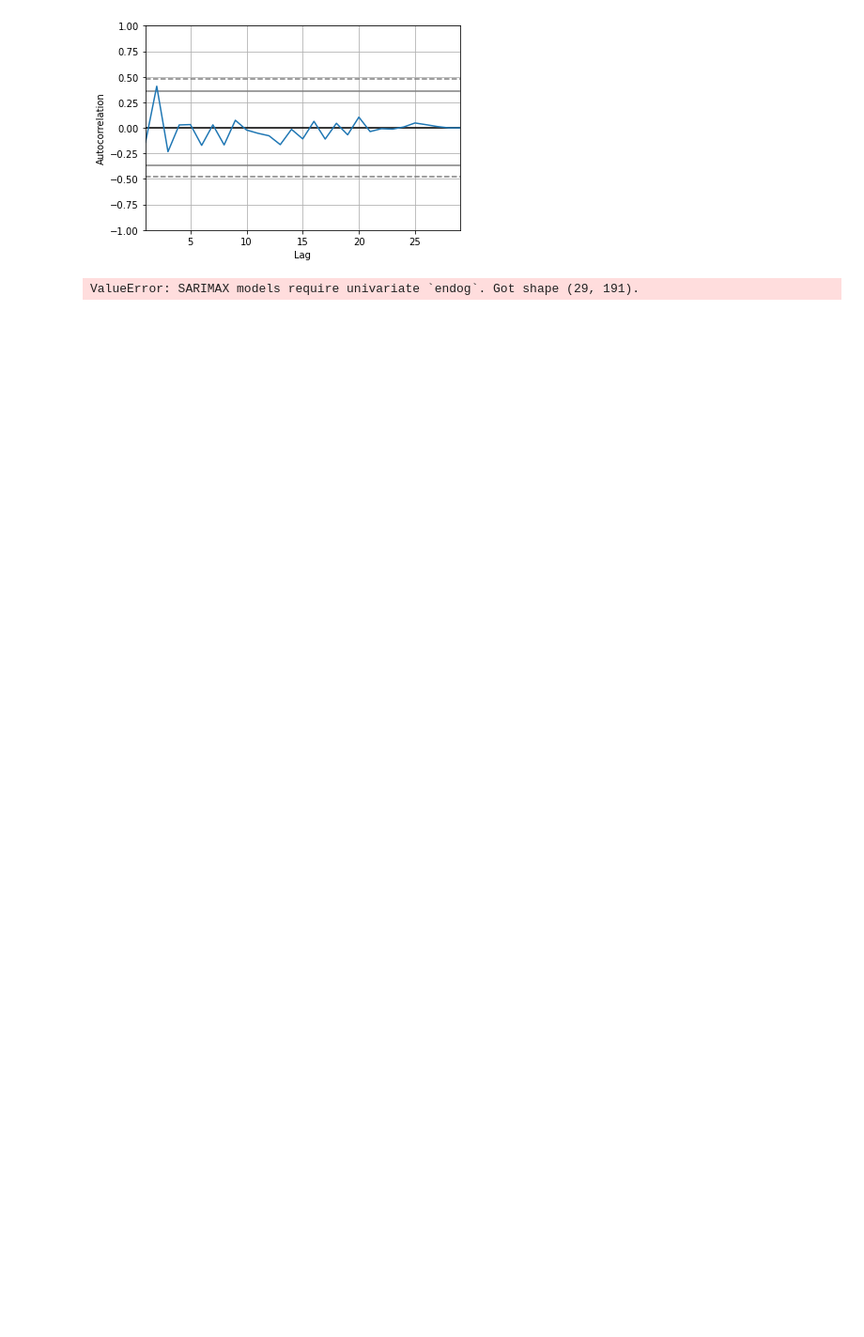
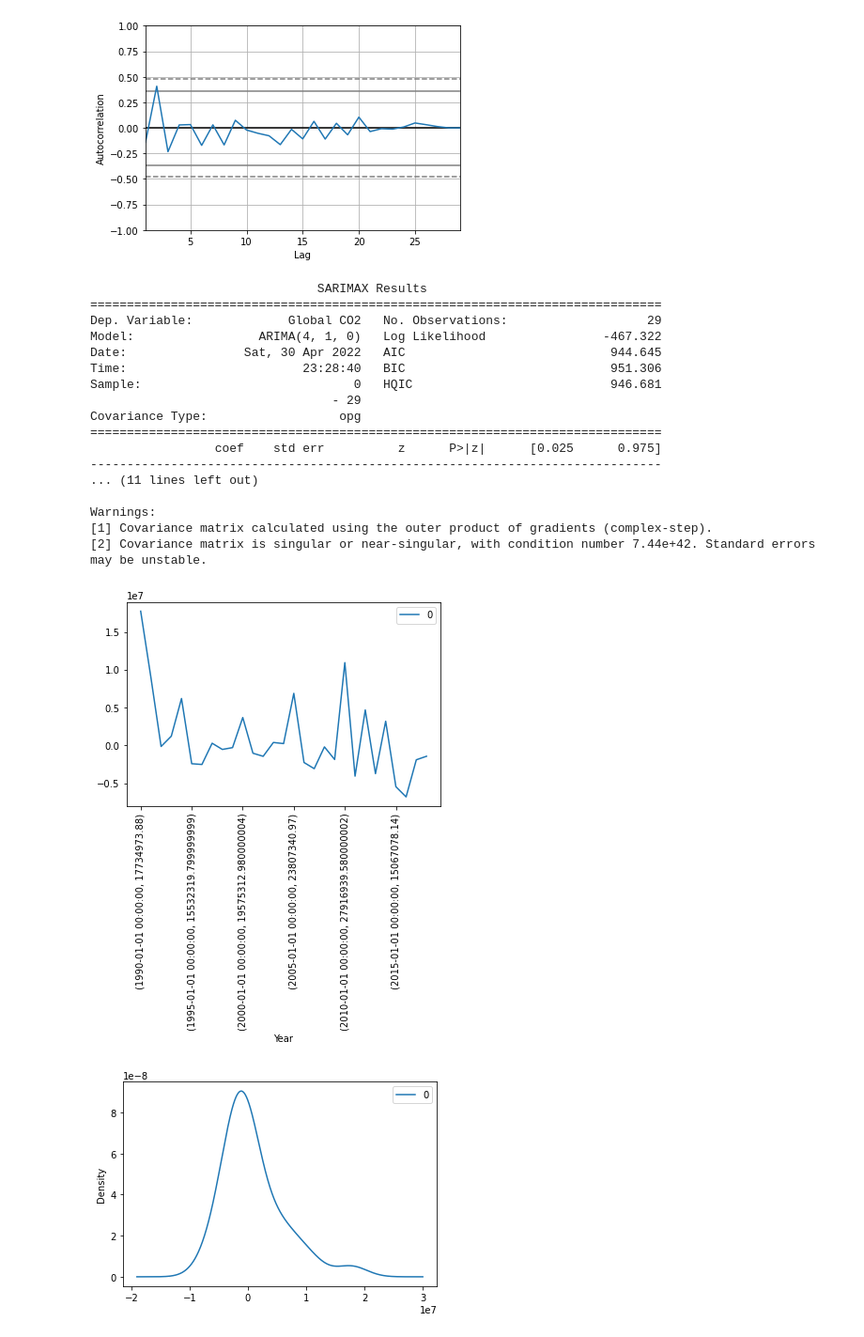
Before and after one commit to OMGitsJoeMG/Springboard-Projects, a Jupyter notebook: Global Environmental.ipynb, the cells around one changed output. Shown: that part at 94% size. Cells and saved outputs as stored; diff of their text form; code cells hidden in the pictures; blank space fills up the shorter version.

```diff
--- a/Global Environmental.ipynb
+++ b/Global Environmental.ipynb
@@ -573,18 +575,37 @@ plt.show()
 # %% [output]
 [figure]
 # %%
-model = ARIMA(co2dates, order=(3,1,0))
+model = ARIMA(co2dates['Global CO2'], order=(4,1,0))
 model_fit = model.fit()
 # summary of fit model
 print(model_fit.summary())
 # line plot of residuals
-residuals = DataFrame(model_fit.resid)
+residuals = pd.DataFrame(model_fit.resid)
 residuals.plot()
-pyplot.show()
+plt.xticks(rotation=90)
+plt.show()
 # density plot of residuals
 residuals.plot(kind='kde')
-pyplot.show()
+plt.show()
 # summary stats of residuals
 print(residuals.describe())
 # %% [output]
-ValueError: SARIMAX models require univariate `endog`. Got shape (29, 191).
+                               SARIMAX Results
+==============================================================================
+Dep. Variable:             Global CO2   No. Observations:                   29
+Model:                 ARIMA(4, 1, 0)   Log Likelihood                -467.322
+Date:                Sat, 30 Apr 2022   AIC                            944.645
+Time:                        23:28:40   BIC                            951.306
+Sample:                             0   HQIC                           946.681
+                                 - 29
+Covariance Type:                  opg
+==============================================================================
+                 coef    std err          z      P>|z|      [0.025      0.975]
+------------------------------------------------------------------------------
+... (11 lines left out)
+
+Warnings:
+[1] Covariance matrix calculated using the outer product of gradients (complex-step).
+[2] Covariance matrix is singular or near-singular, with condition number 7.44e+42. Standard errors may be unstable.
+[figure, added]
+[figure, added]
```
Also changed, not shown: parts of 5 cells of this notebook.
